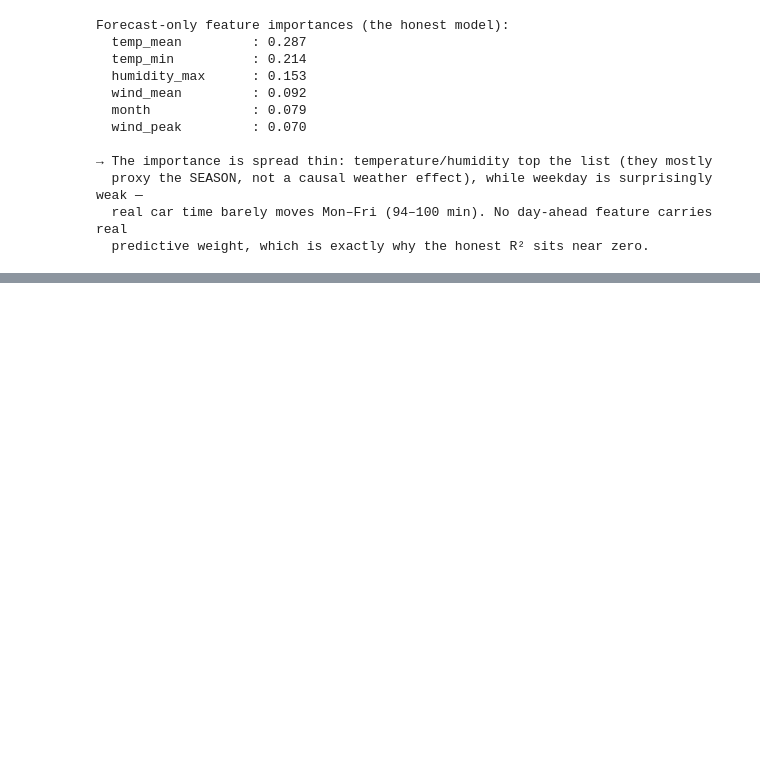
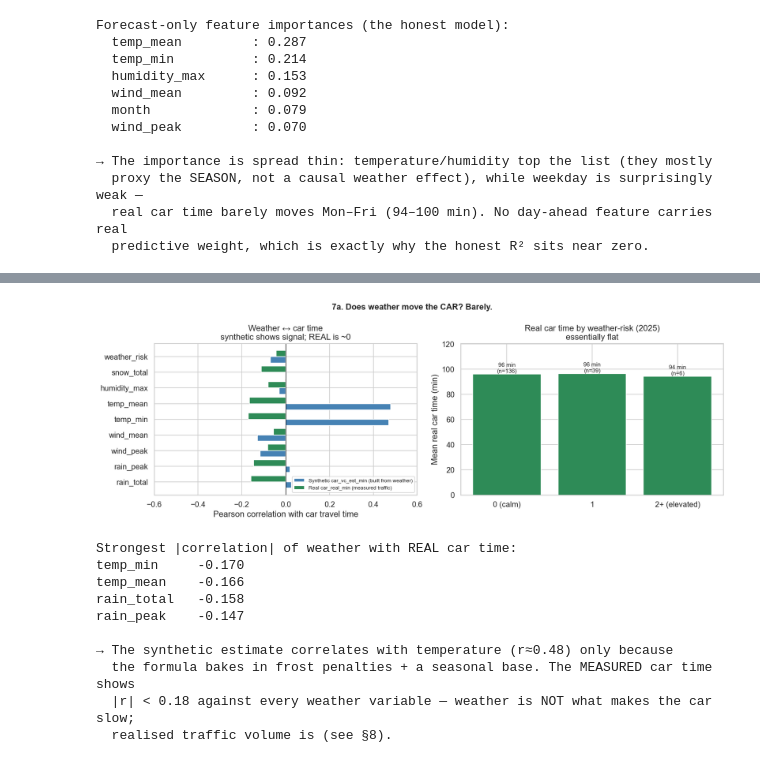
Before and after one commit to MaximeMylle/trafic_forecast_datascience, a Jupyter notebook: 01_data_exploration_combined_v2.ipynb, the cells around one changed output, grey strips where cells are left out. Saved outputs shown, nothing was run; the diff lists cells and outputs as text; code cells hidden in the pictures; blank space fills up the shorter version.

```diff
--- a/01_data_exploration_combined_v2.ipynb
+++ b/01_data_exploration_combined_v2.ipynb
@@ -1717,0 +1765,59 @@ Forecast-only feature importances (the honest model):
+# %%
+# 9a. Car travel time vs weather ────────────────────────────────────────────
+WX = ["rain_total", "rain_peak", "wind_peak", "wind_mean",
+      "temp_min", "temp_mean", "humidity_max", "snow_total", "weather_risk"]
+
+# Synthetic car uses ALL years; real car (Marc) is 2025 commute days only.
+corr_synth = df_combined[WX].corrwith(df_combined["car_vc_est_min"])
+corr_real  = df_real[WX].corrwith(df_real["car_real_min"])
+
+fig, axes = plt.subplots(1, 2, figsize=(14, 5))
+
+# Left: correlation of each weather feature with the two car estimates
+ypos = np.arange(len(WX))
+axes[0].barh(ypos - 0.2, corr_synth.values, height=0.4, color="steelblue",
+             label="Synthetic car_vc_est_min (built from weather)")
+axes[0].barh(ypos + 0.2, corr_real.values, height=0.4, color="seagreen",
+             label="Real car_real_min (measured traffic)")
+axes[0].axvline(0, color="black", lw=0.8)
+axes[0].set_yticks(ypos); axes[0].set_yticklabels(WX)
+axes[0].set_xlabel("Pearson correlation with car travel time")
+axes[0].set_xlim(-0.6, 0.6)
+axes[0].set_title("Weather ↔ car time\nsynthetic shows signal; REAL is ~0")
+axes[0].legend(fontsize=8, loc="lower right")
+
+# Right: real car time by weather-risk level (binned so buckets aren't tiny)
+risk_bin_real = pd.cut(df_real["weather_risk"], bins=[-1, 0, 1, 99],
+                       labels=["0 (calm)", "1", "2+ (elevated)"])
+grp = df_real.groupby(risk_bin_real, observed=False)["car_real_min"]
+means, counts = grp.mean(), grp.size()
+axes[1].bar(means.index.astype(str), means.values, color="seagreen", edgecolor="white")
+for i, (mu, n) in enumerate(zip(means.values, counts.values)):
+    axes[1].text(i, mu + 1, f"{mu:.0f} min\n(n={n})", ha="center", fontsize=9)
+axes[1].set_ylabel("Mean real car time (min)")
+axes[1].set_title("Real car time by weather-risk (2025)\nessentially flat")
+axes[1].set_ylim(0, max(means.values) * 1.25)
+
+fig.suptitle("7a. Does weather move the CAR? Barely.", fontsize=13, fontweight="bold")
+plt.tight_layout()
+plt.savefig("data/processed/plot_v2_car_vs_weather.png", bbox_inches="tight")
+plt.show()
+
+print("Strongest |correlation| of weather with REAL car time:")
+print(corr_real.reindex(corr_real.abs().sort_values(ascending=False).index).round(3).head(4).to_string())
+print(f"\n→ The synthetic estimate correlates with temperature (r≈{corr_synth['temp_mean']:.2f}) only because")
+print("  the formula bakes in frost penalties + a seasonal base. The MEASURED car time shows")
+print("  |r| < 0.18 against every weather variable — weather is NOT what makes the car slow;")
+print("  realised traffic volume is (see §8).")
+# %% [output]
+[figure, added]
+Strongest |correlation| of weather with REAL car time:
+temp_min     -0.170
+temp_mean    -0.166
+rain_total   -0.158
+rain_peak    -0.147
+
+→ The synthetic estimate correlates with temperature (r≈0.48) only because
+  the formula bakes in frost penalties + a seasonal base. The MEASURED car time shows
+  |r| < 0.18 against every weather variable — weather is NOT what makes the car slow;
+  realised traffic volume is (see §8).
```
Also changed, not shown: parts of 14 cells of this notebook, 18 other files.
